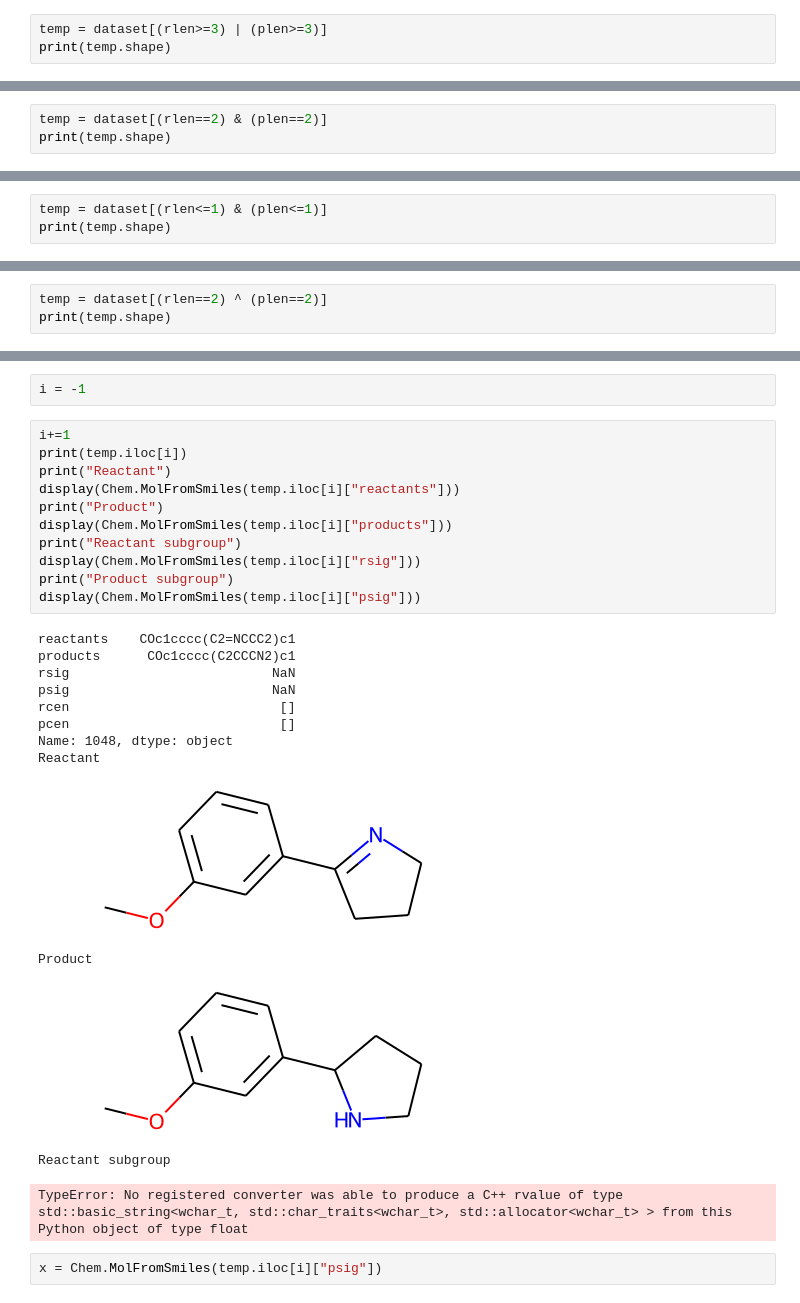
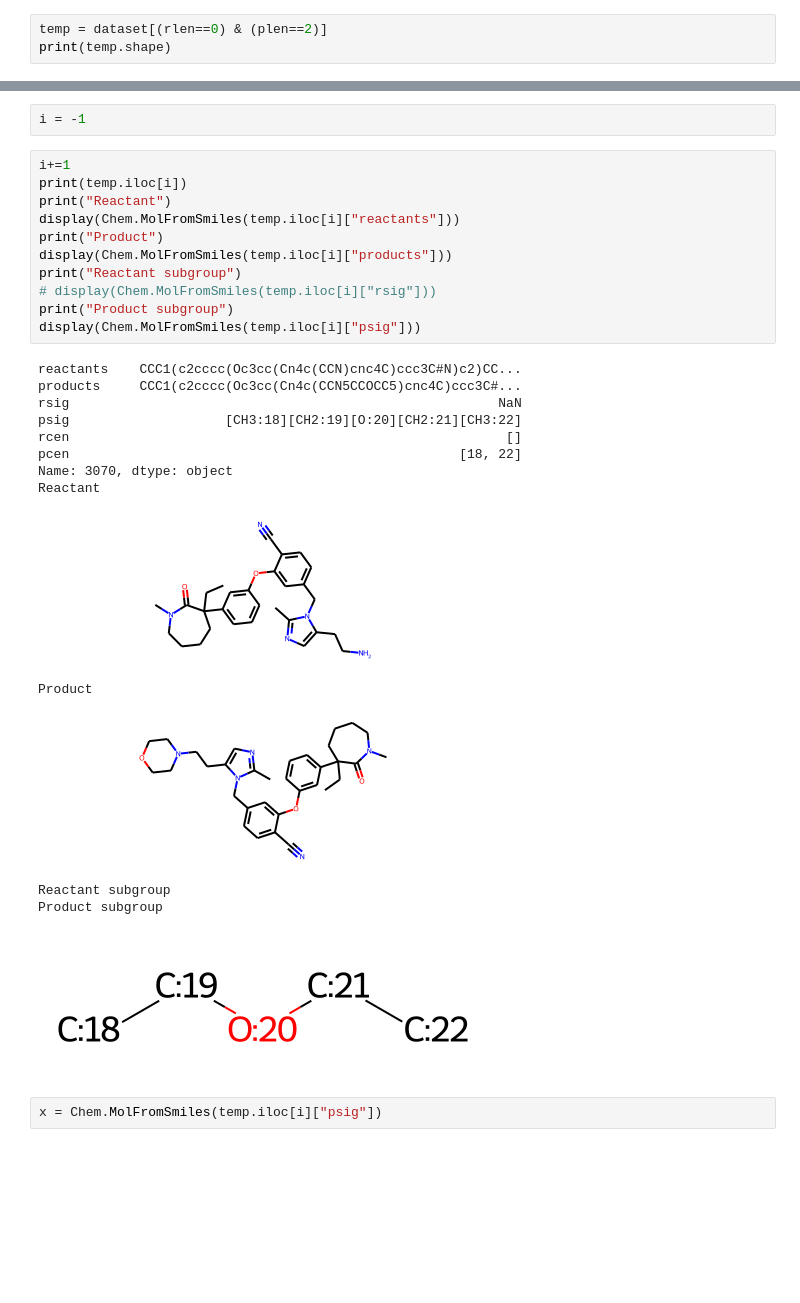
Before and after one commit to MrScabbyCreature/ReactionRL, a Jupyter notebook: uspto - action analysis.ipynb, the cells around one changed output, grey strips where cells are left out. Drawn from its saved outputs; the diff is of its cells as text; blank space fills up the shorter version.

```diff
--- a/uspto - action analysis.ipynb
+++ b/uspto - action analysis.ipynb
@@ -85,6 +119,6 @@ dataset.shape
 # %% [output]
 (438686, 6)
 # %%
-temp = dataset[(rlen>=3) | (plen>=3)]
+temp = dataset[(rlen==0) & (plen==2)]
 print(temp.shape)
 # %% [output]
@@ -92,3 +125,0 @@ print(temp.shape)
-# %%
-temp = dataset[(rlen==2) & (plen==2)]
-print(temp.shape)
@@ -97,3 +125,0 @@ print(temp.shape)
-# %%
-temp = dataset[(rlen<=1) & (plen<=1)]
-print(temp.shape)
@@ -102,3 +125,0 @@ print(temp.shape)
-# %%
-temp = dataset[(rlen==2) ^ (plen==2)]
-print(temp.shape)
@@ -129,28 +154,29 @@ i = -1
 # %%
 i+=1
 print(temp.iloc[i])
 print("Reactant")
 display(Chem.MolFromSmiles(temp.iloc[i]["reactants"]))
 print("Product")
 display(Chem.MolFromSmiles(temp.iloc[i]["products"]))
 print("Reactant subgroup")
-display(Chem.MolFromSmiles(temp.iloc[i]["rsig"]))
+# display(Chem.MolFromSmiles(temp.iloc[i]["rsig"]))
 print("Product subgroup")
 display(Chem.MolFromSmiles(temp.iloc[i]["psig"]))
 # %% [output]
-reactants    COc1cccc(C2=NCCC2)c1
-products      COc1cccc(C2CCCN2)c1
-rsig                          NaN
-psig                          NaN
-rcen                           []
-pcen                           []
-Name: 1048, dtype: object
+reactants    CCC1(c2cccc(Oc3cc(Cn4c(CCN)cnc4C)ccc3C#N)c2)CC...
+products     CCC1(c2cccc(Oc3cc(Cn4c(CCN5CCOCC5)cnc4C)ccc3C#...
+rsig                                                       NaN
+psig                    [CH3:18][CH2:19][O:20][CH2:21][CH3:22]
+rcen                                                        []
+pcen                                                  [18, 22]
+Name: 3070, dtype: object
 Reactant
-[figure, old version]
+[figure, new version]
 Product
-[figure, old version]
+[figure, new version]
 Reactant subgroup
+Product subgroup
-TypeError: No registered converter was able to produce a C++ rvalue of type std::basic_string<wchar_t, std::char_traits<wchar_t>, std::allocator<wchar_t> > from this Python object of type float
+[figure, added]
 # %%
 x = Chem.MolFromSmiles(temp.iloc[i]["psig"])
 # %%
```
Also changed, not shown: parts of 10 cells of this notebook, 3 other files.
